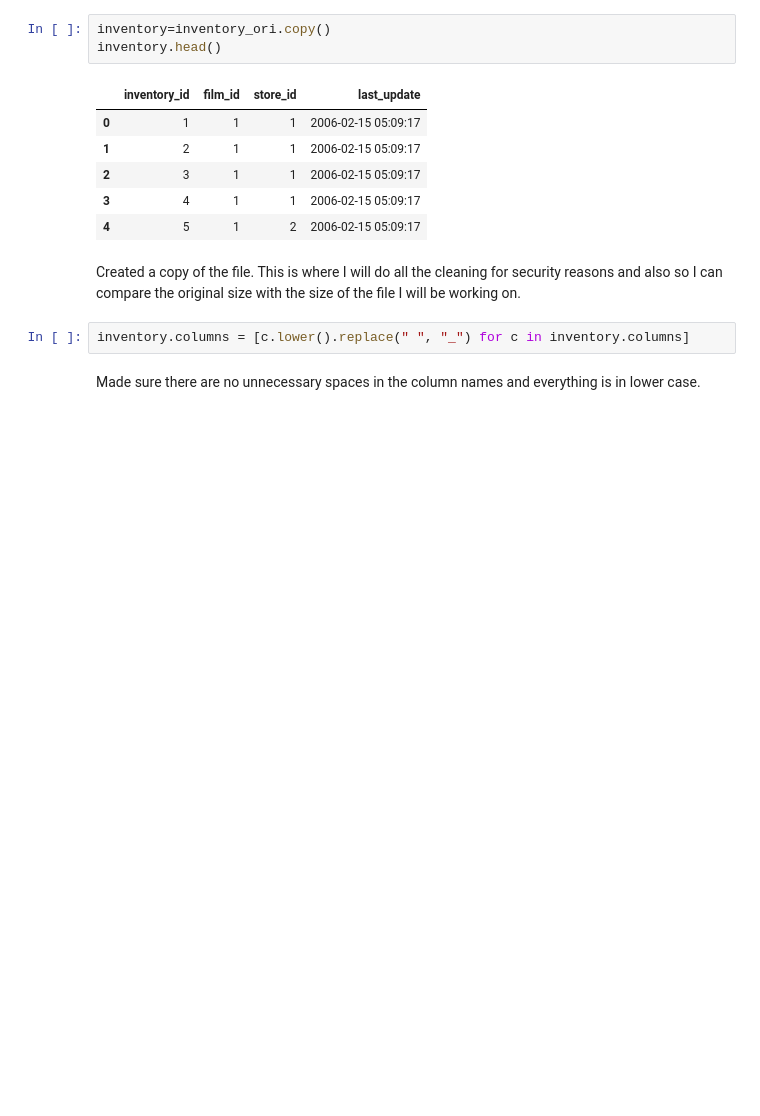
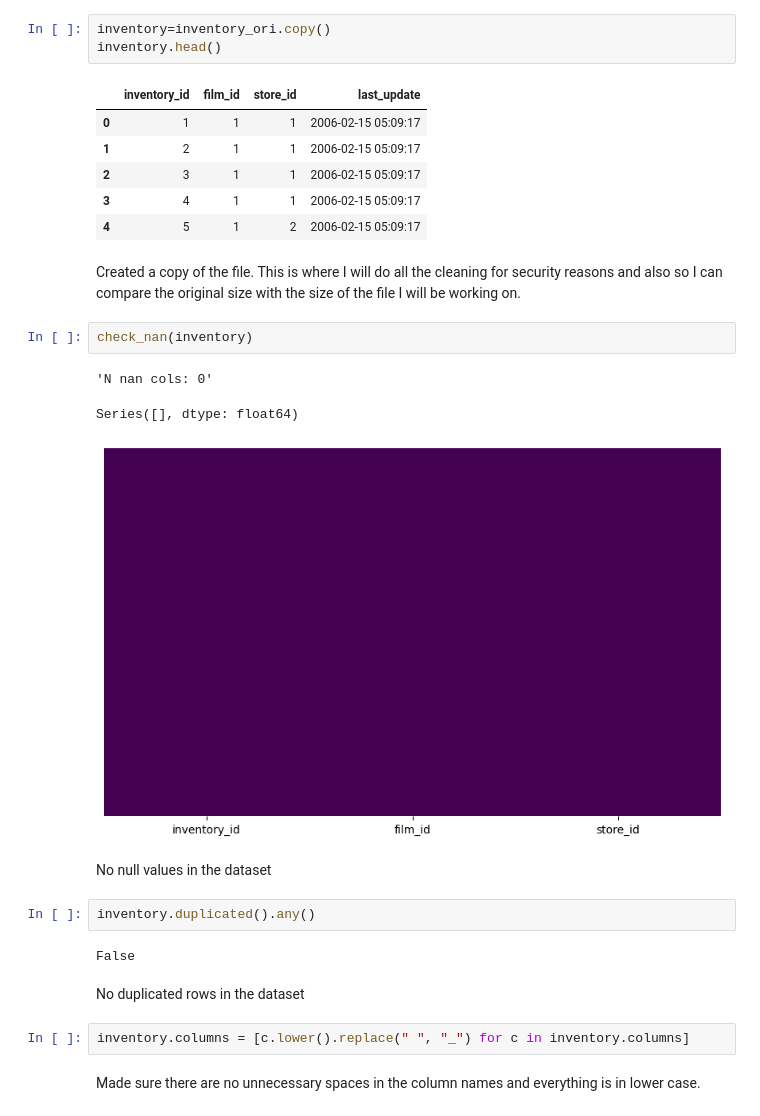
Before and after one commit to Ankourii/Building-mySQL-Data-base, a Jupyter notebook: notebooks/Cleaning inventory file.ipynb, the cells around one changed output. Drawn from its saved outputs; the diff is of its cells as text; blank space fills up the shorter version.

```diff
--- a/notebooks/Cleaning inventory file.ipynb
+++ b/notebooks/Cleaning inventory file.ipynb
@@ -22,6 +22,20 @@ inventory.head()
 | 4 | 5 | 1 | 2 | 2006-02-15 05:09:17 |
 # %% [markdown]
 Created a copy of the file. This is where I will do all the cleaning for security reasons and also so I can compare the original size with the size of the file I will be working on.
+# %%
+check_nan(inventory)
+# %% [output]
+'N nan cols: 0'
+Series([], dtype: float64)
+[figure, added]
+# %% [markdown]
+No null values in the dataset
+# %%
+inventory.duplicated().any()
+# %% [output]
+False
+# %% [markdown]
+No duplicated rows in the dataset
 # %%
 inventory.columns = [c.lower().replace(" ", "_") for c in inventory.columns]
 # %% [markdown]
```
Also changed, not shown: parts of 2 cells of this notebook, 2 other files.
